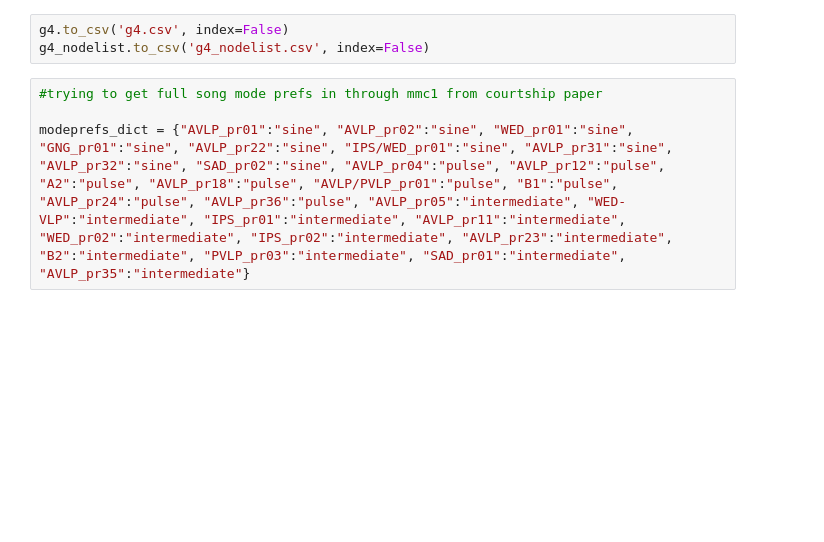
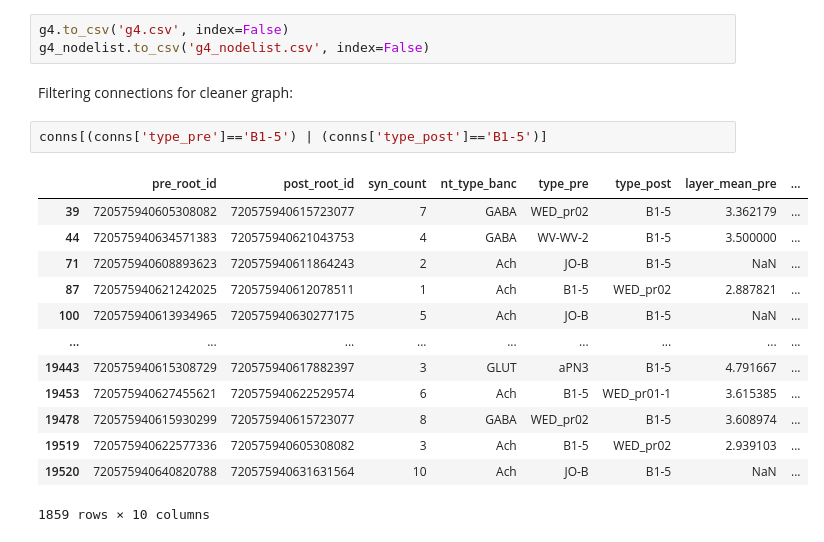
Before and after one commit to grace-cai08/sp25, a Jupyter notebook: wiringdgrm.ipynb, the cells around one changed output. Saved outputs shown, nothing was run; the diff lists cells and outputs as text; blank space fills up the shorter version.

```diff
--- a/wiringdgrm.ipynb
+++ b/wiringdgrm.ipynb
@@ -318,7 +318,21 @@ g4_nodelist
 # %%
 g4.to_csv('g4.csv', index=False)
 g4_nodelist.to_csv('g4_nodelist.csv', index=False)
-# %%
-#trying to get full song mode prefs in through mmc1 from courtship paper
-
-modeprefs_dict = {"AVLP_pr01":"sine", "AVLP_pr02":"sine", "WED_pr01":"sine", "GNG_pr01":"sine", "AVLP_pr22":"sine", "IPS/WED_pr01":"sine", "AVLP_pr31":"sine", "AVLP_pr32":"sine", "SAD_pr02":"sine", "AVLP_pr04":"pulse", "AVLP_pr12":"pulse", "A2":"pulse", "AVLP_pr18":"pulse", "AVLP/PVLP_pr01":"pulse", "B1":"pulse", "AVLP_pr24":"pulse", "AVLP_pr36":"pulse", "AVLP_pr05":"intermediate", "WED-VLP":"intermediate", "IPS_pr01":"intermediate", "AVLP_pr11":"intermediate", "WED_pr02":"intermediate", "IPS_pr02":"intermediate", "AVLP_pr23":"intermediate", "B2":"intermediate", "PVLP_pr03":"intermediate", "SAD_pr01":"intermediate", "AVLP_pr35":"intermediate"}
+# %% [markdown]
+Filtering connections for cleaner graph:
+# %%
+conns[(conns['type_pre']=='B1-5') | (conns['type_post']=='B1-5')]
+# %% [output]
+|  | pre_root_id | post_root_id | syn_count | nt_type_banc | type_pre | type_post | layer_mean_pre | ... |
+| 39 | 720575940605308082 | 720575940615723077 | 7 | GABA | WED_pr02 | B1-5 | 3.362179 | ... |
+| 44 | 720575940634571383 | 720575940621043753 | 4 | GABA | WV-WV-2 | B1-5 | 3.500000 | ... |
+| 71 | 720575940608893623 | 720575940611864243 | 2 | Ach | JO-B | B1-5 | NaN | ... |
+| 87 | 720575940621242025 | 720575940612078511 | 1 | Ach | B1-5 | WED_pr02 | 2.887821 | ... |
+| 100 | 720575940613934965 | 720575940630277175 | 5 | Ach | JO-B | B1-5 | NaN | ... |
+| ... | ... | ... | ... | ... | ... | ... | ... | ... |
+| 19443 | 720575940615308729 | 720575940617882397 | 3 | GLUT | aPN3 | B1-5 | 4.791667 | ... |
+| 19453 | 720575940627455621 | 720575940622529574 | 6 | Ach | B1-5 | WED_pr01-1 | 3.615385 | ... |
+| 19478 | 720575940615930299 | 720575940615723077 | 8 | GABA | WED_pr02 | B1-5 | 3.608974 | ... |
+| 19519 | 720575940622577336 | 720575940605308082 | 3 | Ach | B1-5 | WED_pr02 | 2.939103 | ... |
+| 19520 | 720575940640820788 | 720575940631631564 | 10 | Ach | JO-B | B1-5 | NaN | ... |
+1859 rows × 10 columns
```
Also changed, not shown: parts of 8 cells of this notebook, 2 other files.
